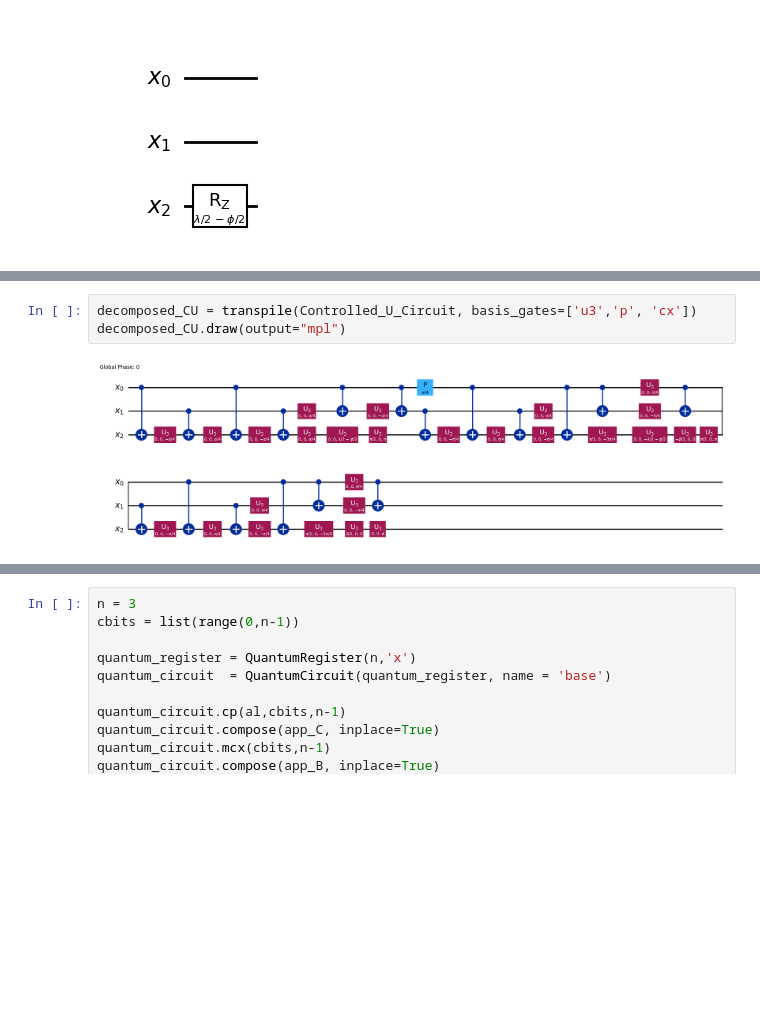
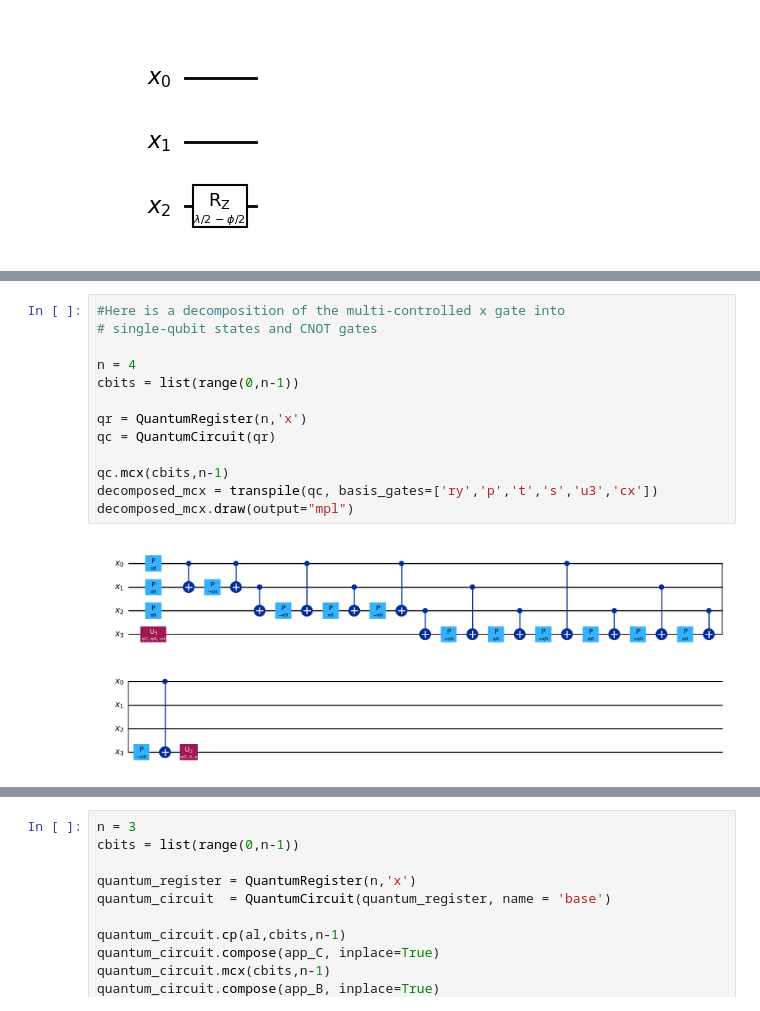
Before and after one commit to lara-ismert/mini-projects_qc-bootcamp-2025, a Jupyter notebook: Ismert--Multi-controlled-U-Gate.ipynb, the cells around one changed output, grey strips where cells are left out. Drawn from its saved outputs; the diff is of its cells as text; blank space fills up the shorter version.

```diff
--- a/Ismert--Multi-controlled-U-Gate.ipynb
+++ b/Ismert--Multi-controlled-U-Gate.ipynb
@@ -109,5 +204,15 @@ Controlled_U_Circuit.draw(output="mpl", style="bw")
 # %%
-decomposed_CU = transpile(Controlled_U_Circuit, basis_gates=['u3','p', 'cx'])
-decomposed_CU.draw(output="mpl")
+#Here is a decomposition of the multi-controlled x gate into
+# single-qubit states and CNOT gates
+
+n = 4
+cbits = list(range(0,n-1))
+
+qr = QuantumRegister(n,'x')
+qc = QuantumCircuit(qr)
+
+qc.mcx(cbits,n-1)
+decomposed_mcx = transpile(qc, basis_gates=['ry','p','t','s','u3','cx'])
+decomposed_mcx.draw(output="mpl")
 # %% [output]
-[figure, old version]
+[figure, new version]
```
Also changed, not shown: parts of 18 cells of this notebook.
